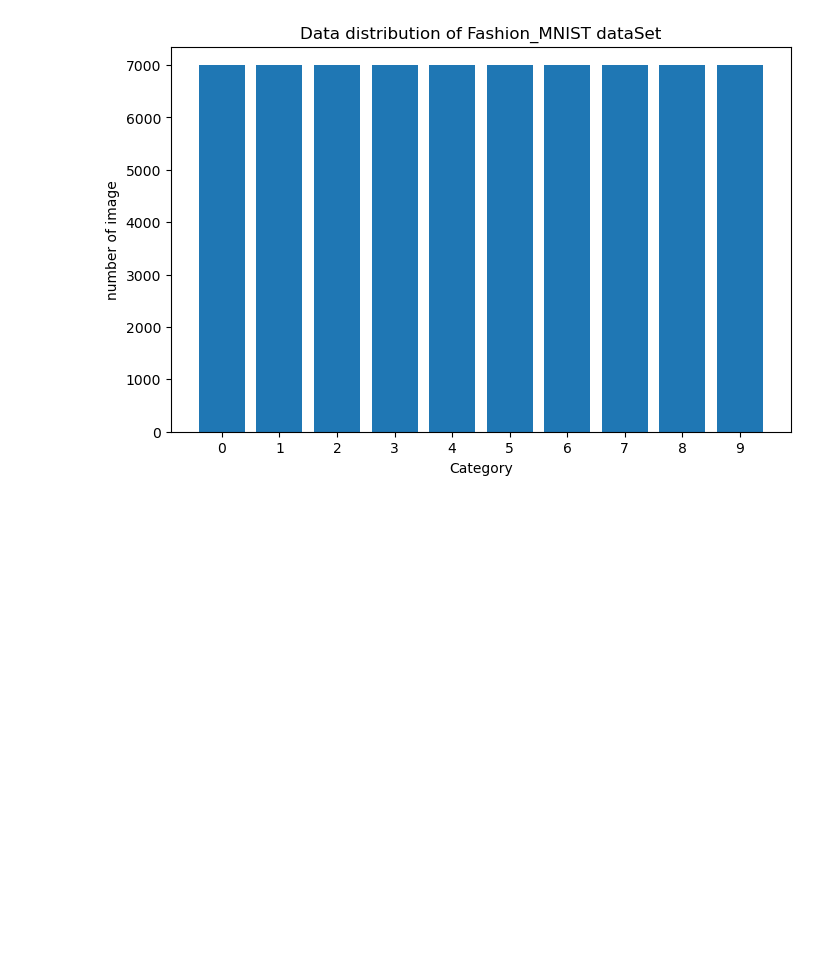
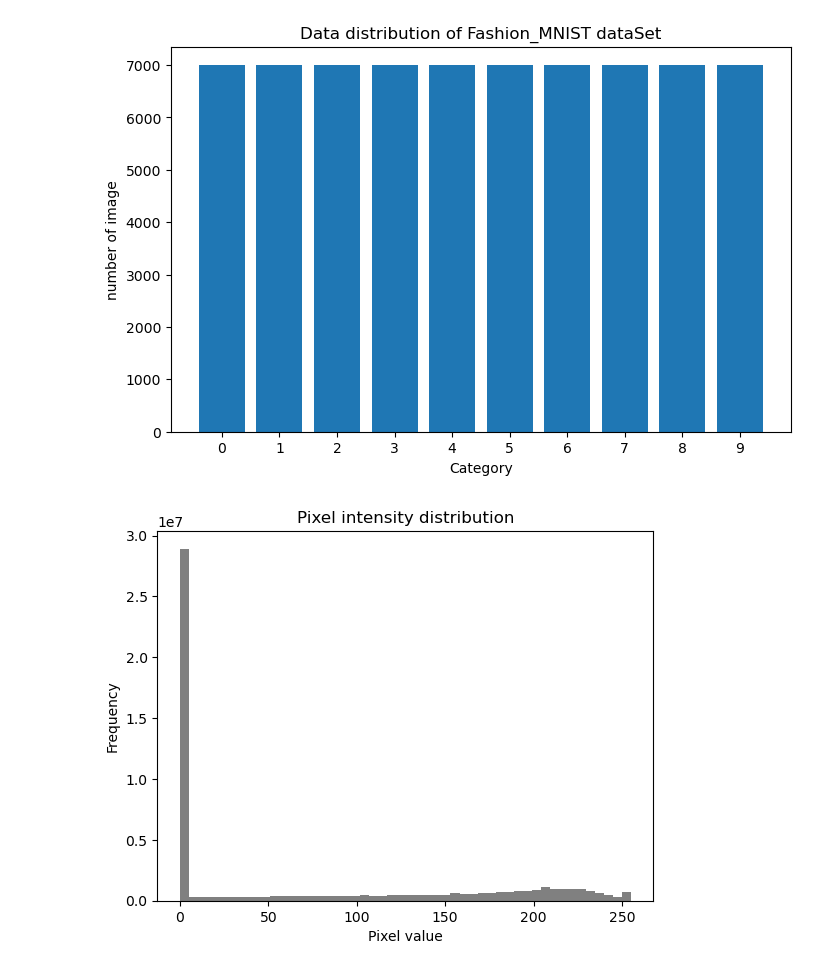
Before and after one commit to Bashirulalam/introduction-to-python, a Jupyter notebook: fashion_mnist.ipynb, the cells around one changed output. Drawn from its saved outputs; the diff is of its cells as text; code cells hidden in the pictures; blank space fills up the shorter version.

```diff
--- a/fashion_mnist.ipynb
+++ b/fashion_mnist.ipynb
@@ -42,3 +43,14 @@ plt.ylabel("number of image")
 plt.show()
 # %% [output]
 [figure]
+# %%
+#pixel intensity distribution
+
+all_images = np.concatenate([x_train, x_test], axis =0)
+plt.hist(all_images.ravel(), bins = 50 , color = 'gray')
+plt.title("Pixel intensity distribution")
+plt.xlabel("Pixel value")
+plt.ylabel("Frequency")
+plt.show()
+# %% [output]
+[figure, added]
```
Also changed, not shown: parts of 4 cells of this notebook.
